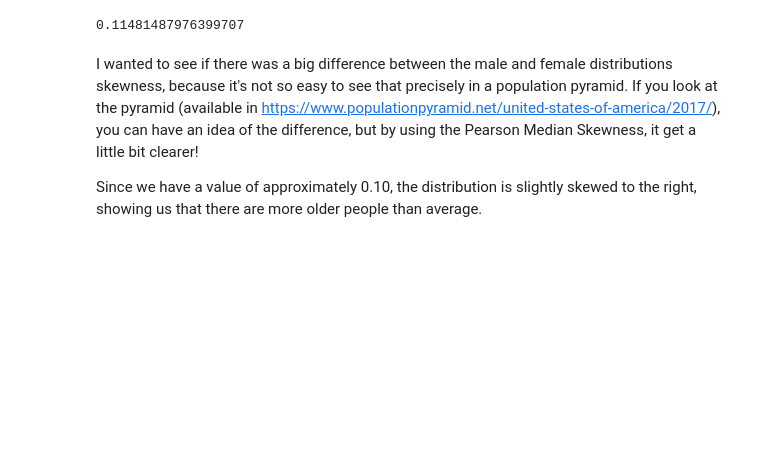
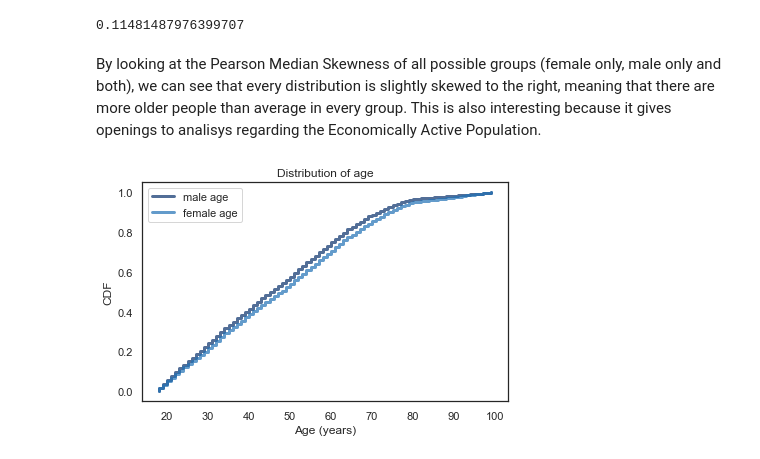
Before and after one commit to filipefborba/ThinkStats2, a Jupyter notebook: homeworks/homework02.ipynb, the cells around one changed output. Drawn from its saved outputs; the diff is of its cells as text; code cells hidden in the pictures; blank space fills up the shorter version.

```diff
--- a/homeworks/homework02.ipynb
+++ b/homeworks/homework02.ipynb
@@ -564,7 +590,16 @@ thinkstats2.PearsonMedianSkewness(female_ages.dropna())
 thinkstats2.PearsonMedianSkewness(brfss.AGE.dropna())
 # %% [output]
 0.11481487976399707
-# %% [markdown]
-I wanted to see if there was a big difference between the male and female distributions skewness, because it's not so easy to see that precisely in a population pyramid. If you look at the pyramid (available in https://www.populationpyramid.net/united-states-of-america/2017/), you can have an idea of the difference, but by using the Pearson Median Skewness, it get a little bit clearer!
-
-Since we have a value of approximately 0.10, the distribution is slightly skewed to the right, showing us that there are more older people than average.
+# %% [markdown]
+By looking at the Pearson Median Skewness of all possible groups (female only, male only and both), we can see that every distribution is slightly skewed to the right, meaning that there are more older people than average in every group.
+This is also interesting because it gives openings to analisys regarding the Economically Active Population.
+# %%
+cdf_age_male = Cdf(male_ages)
+cdf_age_female = Cdf(female_ages)
+thinkplot.cdf(cdf_age_male, label='male age')
+thinkplot.cdf(cdf_age_female, label='female age')
+decorate(title='Distribution of age',
+         xlabel='Age (years)',
+         ylabel='CDF')
+# %% [output]
+[figure, added]
```
Also changed, not shown: parts of 22 cells of this notebook.
